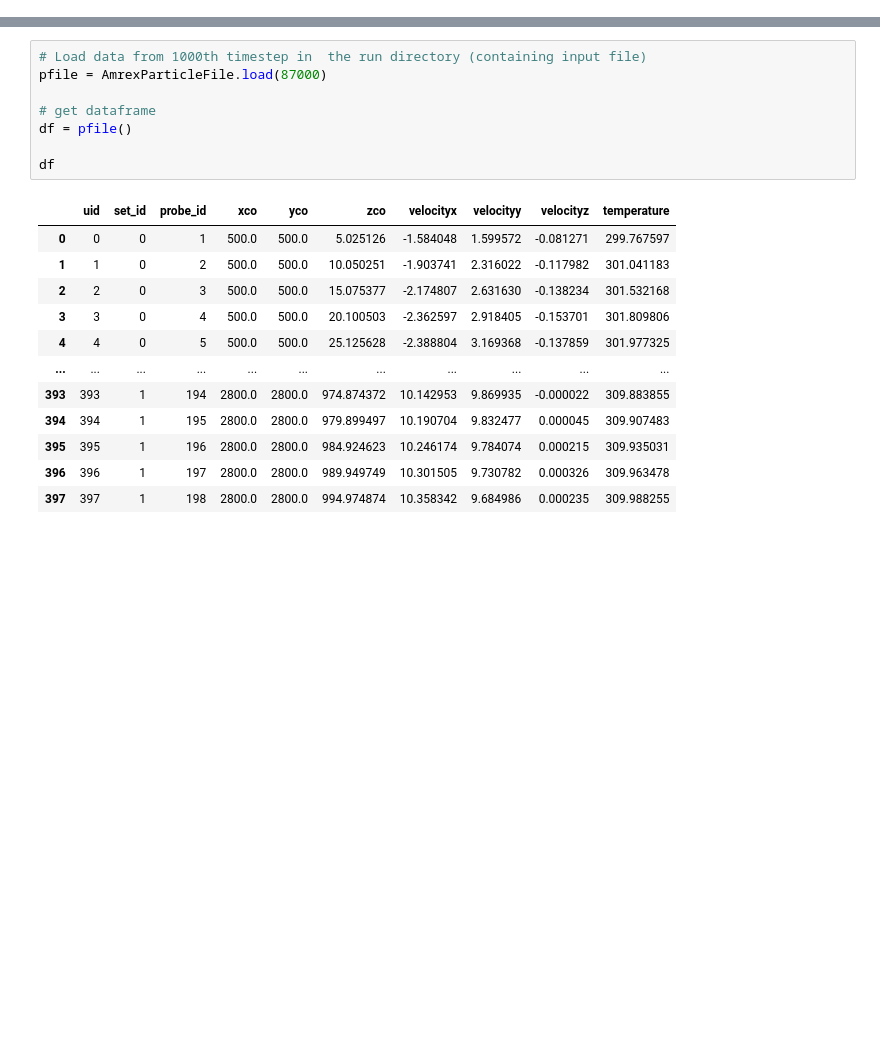
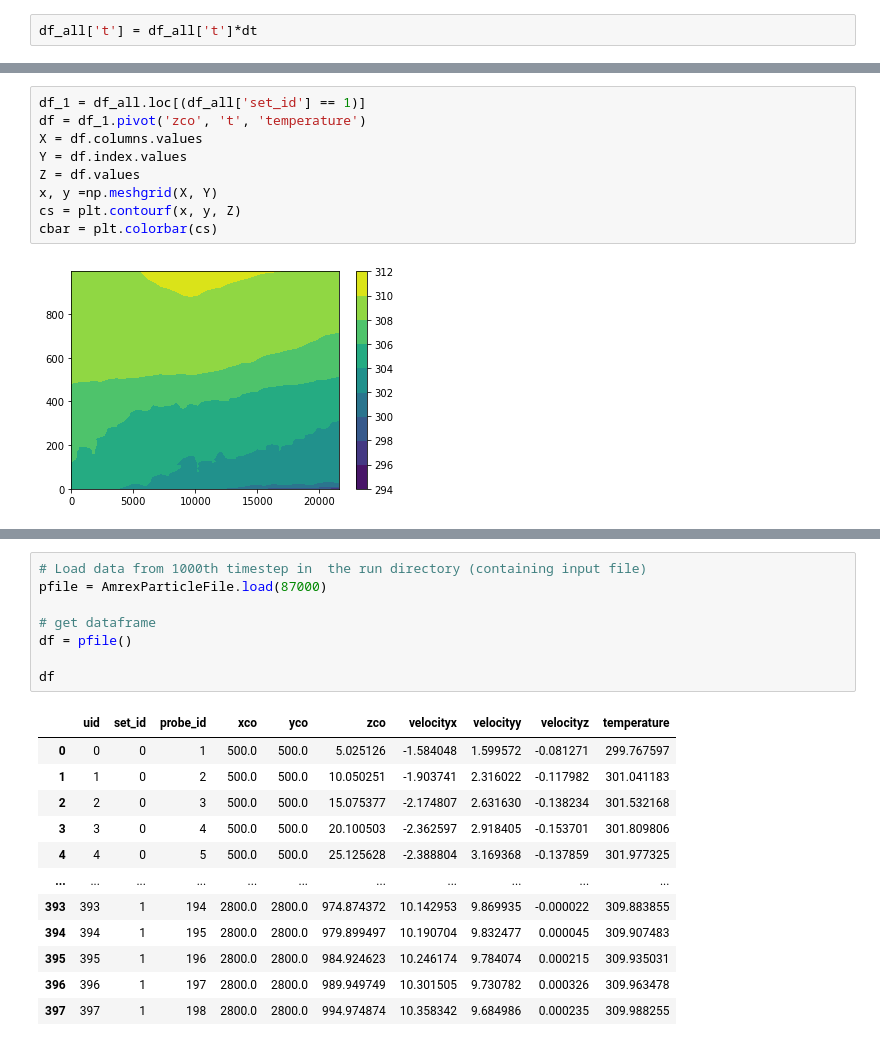
Before and after one commit to joejoeyjoseph/awaken-code, a Jupyter notebook: eagle/04_tower.ipynb, the cells around one changed output, grey strips where cells are left out. Cells and saved outputs as stored; diff of their text form; blank space fills up the shorter version.

Commit message:
generate sample plots

```diff
--- a/eagle/04_tower.ipynb
+++ b/eagle/04_tower.ipynb
@@ -18,0 +82,2 @@ df = pfile()
+# %%
+df_all['t'] = df_all['t']*dt
@@ -18,0 +100,11 @@ df = pfile()
+# %%
+df_1 = df_all.loc[(df_all['set_id'] == 1)]
+df = df_1.pivot('zco', 't', 'temperature')
+X = df.columns.values
+Y = df.index.values
+Z = df.values
+x, y =np.meshgrid(X, Y)
+cs = plt.contourf(x, y, Z)
+cbar = plt.colorbar(cs)
+# %% [output]
+[figure, added]
```
Also changed, not shown: parts of 28 cells of this notebook.
